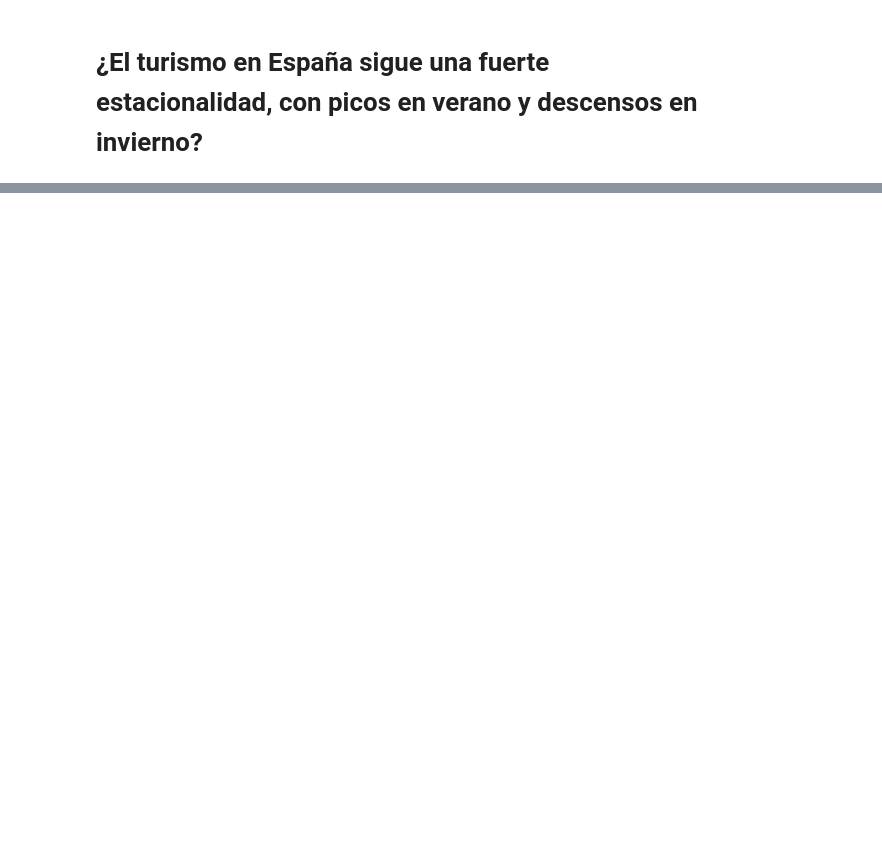
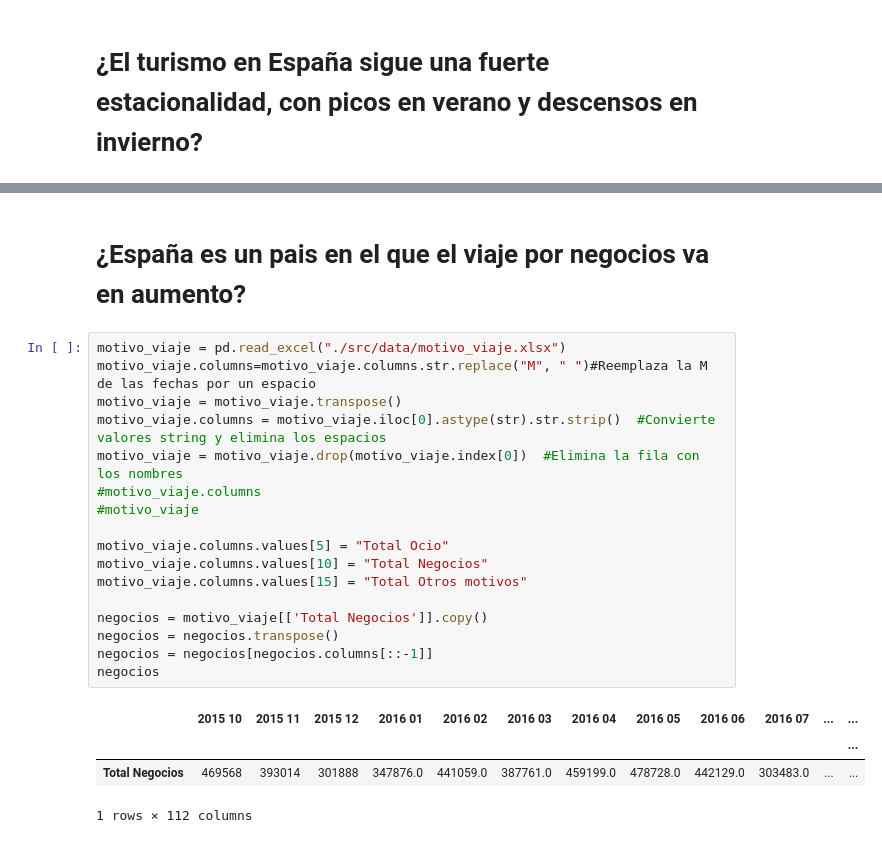
Before and after one commit to Cristianvas198/EDA_Turismo, a Jupyter notebook: Borrador.ipynb, the cells around one changed output, grey strips where cells are left out. Cells and saved outputs as stored; diff of their text form; blank space fills up the shorter version.

```diff
--- a/Borrador.ipynb
+++ b/Borrador.ipynb
@@ -212,0 +243,24 @@ pais.columns=pais.columns.str.replace("M", " ")#Reemplaza la M de las fechas por
+# %% [markdown]
+# ¿España es un pais en el que el viaje por negocios va en aumento?
+# %%
+motivo_viaje = pd.read_excel("./src/data/motivo_viaje.xlsx")
+motivo_viaje.columns=motivo_viaje.columns.str.replace("M", " ")#Reemplaza la M de las fechas por un espacio
+motivo_viaje = motivo_viaje.transpose()
+motivo_viaje.columns = motivo_viaje.iloc[0].astype(str).str.strip()  #Convierte valores string y elimina los espacios
+motivo_viaje = motivo_viaje.drop(motivo_viaje.index[0])  #Elimina la fila con los nombres
+#motivo_viaje.columns
+#motivo_viaje
+
+motivo_viaje.columns.values[5] = "Total Ocio"
+motivo_viaje.columns.values[10] = "Total Negocios"
+motivo_viaje.columns.values[15] = "Total Otros motivos"
+
+negocios = motivo_viaje[['Total Negocios']].copy()
+negocios = negocios.transpose()
+negocios = negocios[negocios.columns[::-1]]
+negocios
+# %% [output]
+|  | 2015 10 | 2015 11 | 2015 12 | 2016 01 | 2016 02 | 2016 03 | 2016 04 | 2016 05 | 2016 06 | 2016 07 | ... | ... |
+|  |  |  |  |  |  |  |  |  |  |  |  | ... |
+| Total Negocios | 469568 | 393014 | 301888 | 347876.0 | 441059.0 | 387761.0 | 459199.0 | 478728.0 | 442129.0 | 303483.0 | ... | ... |
+1 rows × 112 columns
```
Also changed, not shown: parts of 42 cells of this notebook, 2 other files.
